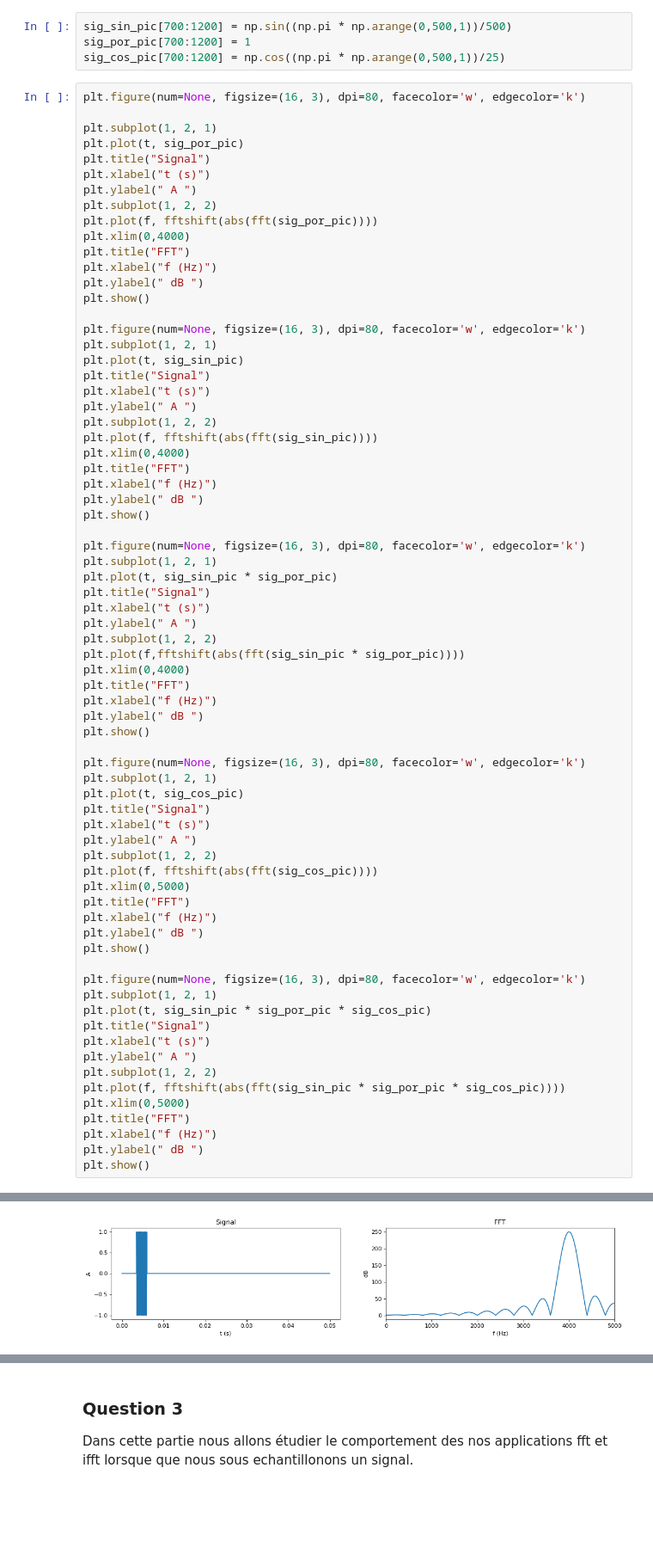
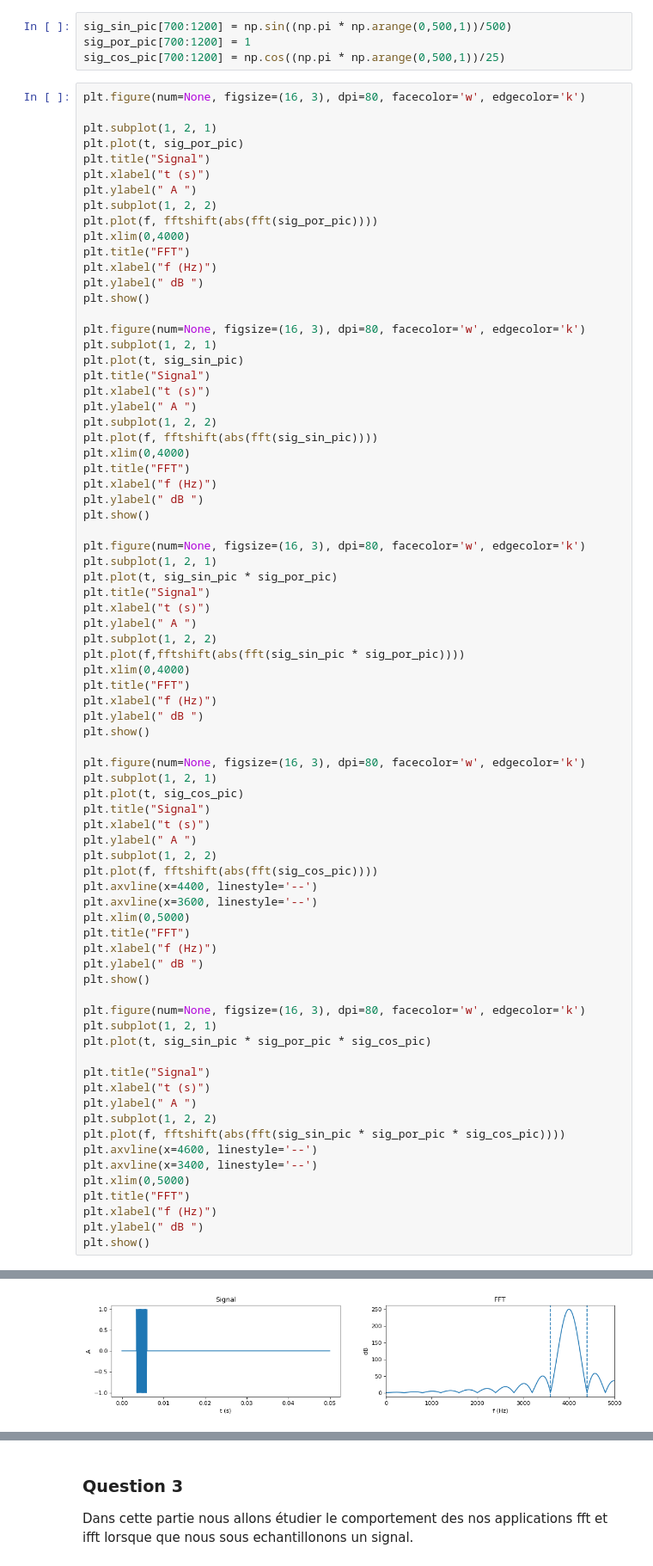
Before and after one commit to PierreFontaine/TNS, a Jupyter notebook: Copie_de_tds_1.ipynb, the cells around one changed output, grey strips where cells are left out. Shown at 86% size. Cells and saved outputs as stored; diff of their text form; blank space fills up the shorter version.

```diff
--- a/Copie_de_tds_1.ipynb
+++ b/Copie_de_tds_1.ipynb
@@ -342,31 +349,36 @@ plt.figure(num=None, figsize=(16, 3), dpi=80, facecolor='w', edgecolor='k')
 plt.subplot(1, 2, 1)
 plt.plot(t, sig_cos_pic)
 plt.title("Signal")
 plt.xlabel("t (s)")
 plt.ylabel(" A ")
 plt.subplot(1, 2, 2)
 plt.plot(f, fftshift(abs(fft(sig_cos_pic))))
+plt.axvline(x=4400, linestyle='--')
+plt.axvline(x=3600, linestyle='--')
 plt.xlim(0,5000)
 plt.title("FFT")
 plt.xlabel("f (Hz)")
 plt.ylabel(" dB ")
 plt.show()
 
 plt.figure(num=None, figsize=(16, 3), dpi=80, facecolor='w', edgecolor='k')
 plt.subplot(1, 2, 1)
 plt.plot(t, sig_sin_pic * sig_por_pic * sig_cos_pic)
+
 plt.title("Signal")
 plt.xlabel("t (s)")
 plt.ylabel(" A ")
 plt.subplot(1, 2, 2)
 plt.plot(f, fftshift(abs(fft(sig_sin_pic * sig_por_pic * sig_cos_pic))))
+plt.axvline(x=4600, linestyle='--')
+plt.axvline(x=3400, linestyle='--')
 plt.xlim(0,5000)
 plt.title("FFT")
 plt.xlabel("f (Hz)")
 plt.ylabel(" dB ")
 plt.show()
 # %% [output]
 [figure]
 [figure]
 [figure]
-[figure, old version]
+[figure, new version]
```
Also changed, not shown: parts of 7 cells of this notebook.
